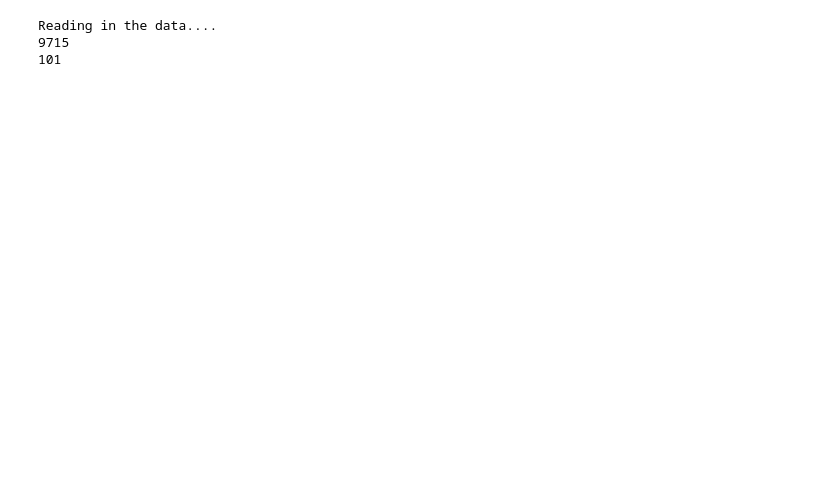
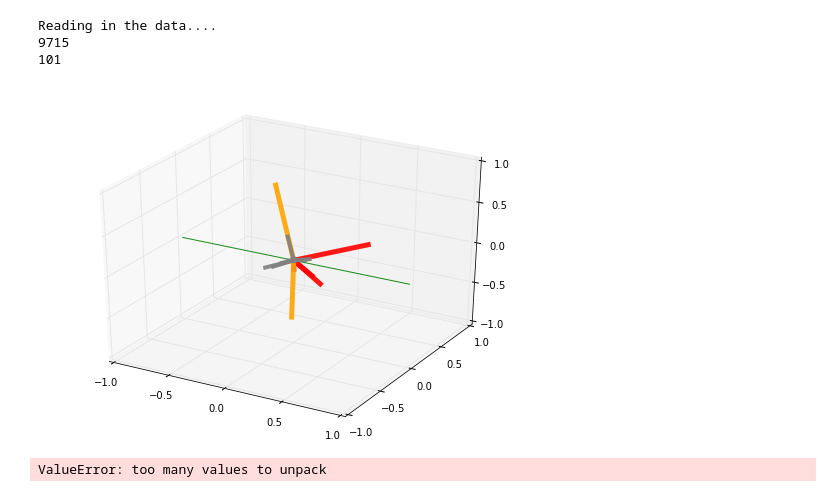
Before and after one commit to sandyspicer02/Particle_Physics, a Jupyter notebook: Particle_Physics_Playground/activities/ACTIVITY_D_meson_decays_CLEO.ipynb, the cells around one changed output. Cells and saved outputs as stored; diff of their text form; code cells hidden in the pictures; blank space fills up the shorter version.

```diff
--- a/Particle_Physics_Playground/activities/ACTIVITY_D_meson_decays_CLEO.ipynb
+++ b/Particle_Physics_Playground/activities/ACTIVITY_D_meson_decays_CLEO.ipynb
@@ -61,3 +65,33 @@ def mass(E,px,py,pz):
         return sqrt(m1)
     else:
         return sqrt(-m1)
+# %%
+cleo.display_collision3D(collisions_mc[0])
+# %% [output]
+[figure, added]
+# %%
+masses = []
+
+for collision_mc in collisions_mc:
+
+    jets,muons,electrons,photons,met = collision_mc
+
+    for jet in jets:
+        E,px,py,pz,q = jet
+        #print E,q
+        m = mass(E,px,py,pz)
+        #print m
+        masses.append(m)
+
+        if m >= 1.86:
+            print "This is not a D meson"
+        elif m <= 1.88:
+            print "This is not a D meson"
+        else:
+            print "This is a D meson"
+
+for collision_cleo in collisions_cleo:
+
+    jets,muons,electrons,photons,met = collision_cleo
+# %% [output]
+ValueError: too many values to unpack
```
Also changed, not shown: parts of 2 cells of this notebook, 3 other files.
